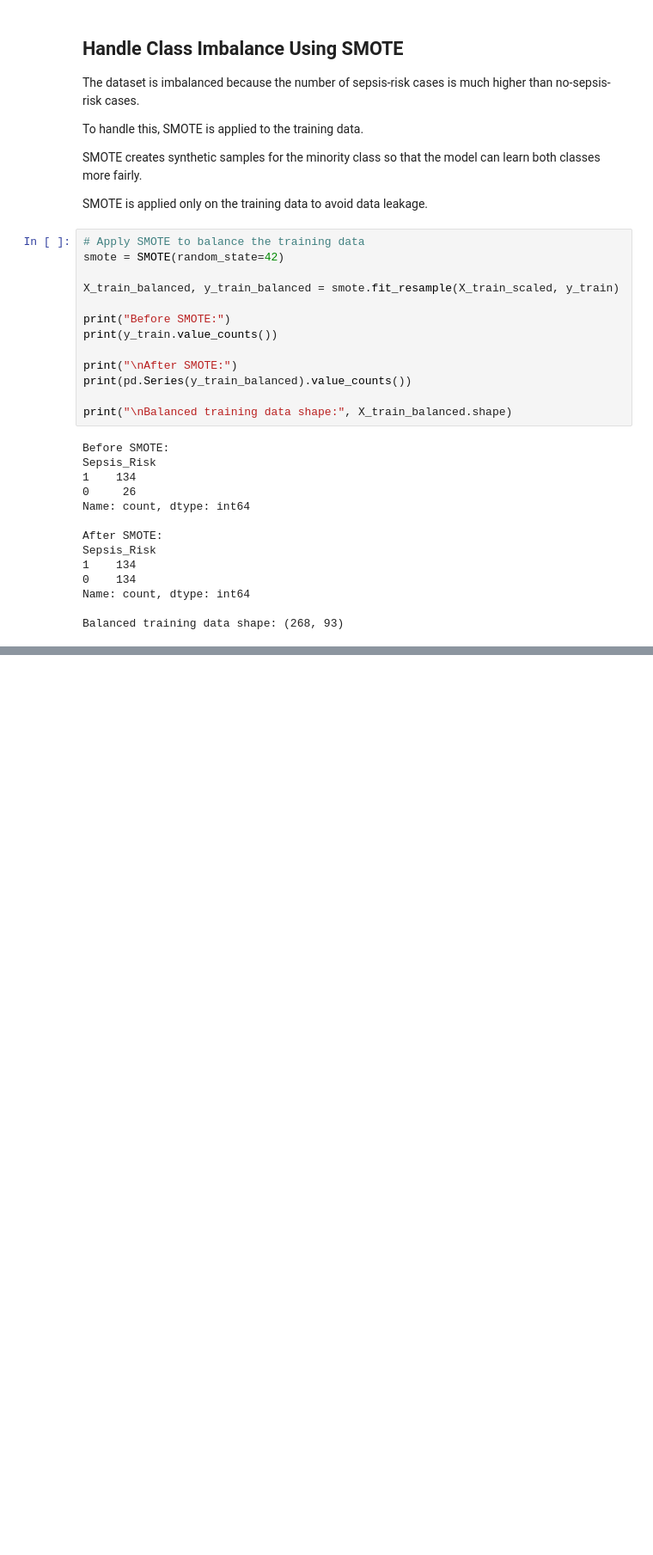
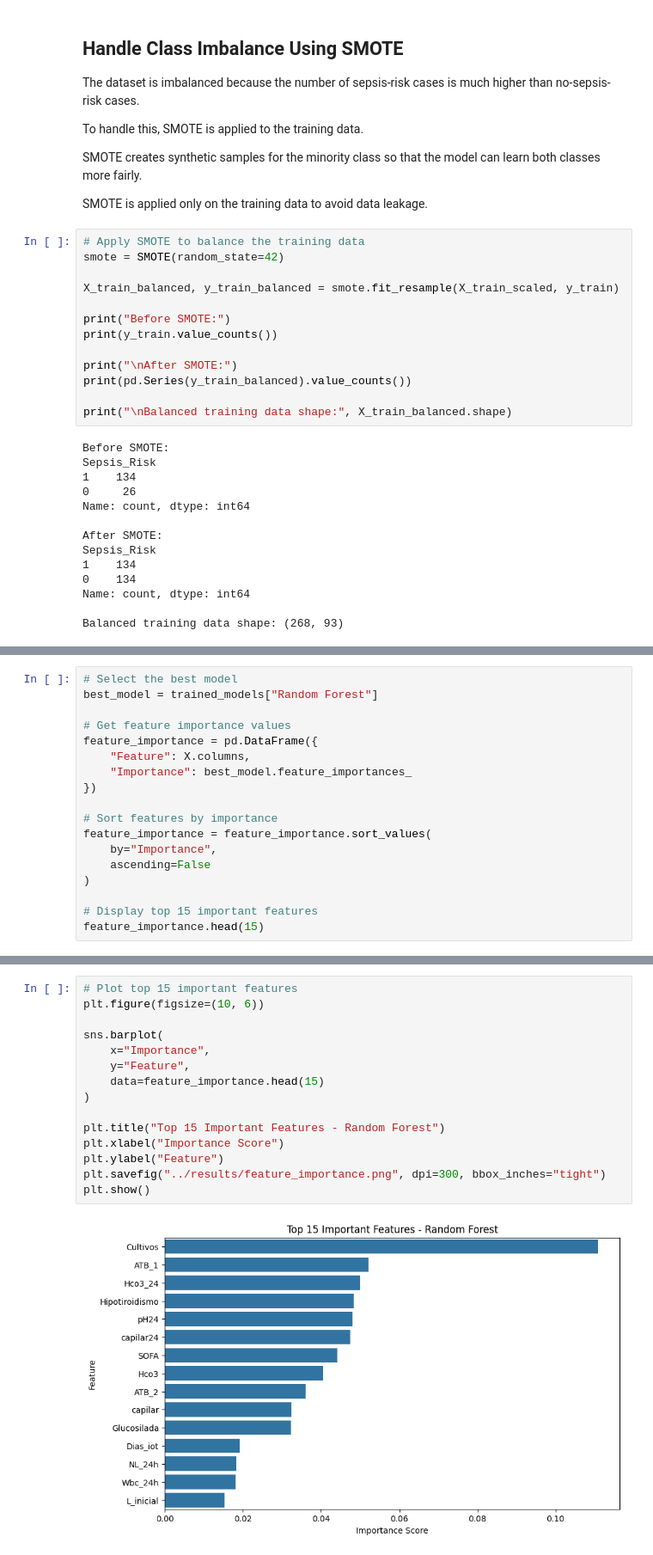
Before and after one commit to mairaasim214-collab/Early-Sepsis-Detection-ICU-Data, a Jupyter notebook: notebooks/early_sepsis_detection.ipynb, the cells around one changed output, grey strips where cells are left out. Shown at 86% size. Saved outputs shown, nothing was run; the diff lists cells and outputs as text; blank space fills up the shorter version.

```diff
--- a/notebooks/early_sepsis_detection.ipynb
+++ b/notebooks/early_sepsis_detection.ipynb
@@ -429,0 +675,18 @@ Balanced training data shape: (268, 93)
+# %%
+# Select the best model
+best_model = trained_models["Random Forest"]
+
+# Get feature importance values
+feature_importance = pd.DataFrame({
+    "Feature": X.columns,
+    "Importance": best_model.feature_importances_
+})
+
+# Sort features by importance
+feature_importance = feature_importance.sort_values(
+    by="Importance",
+    ascending=False
+)
+
+# Display top 15 important features
+feature_importance.head(15)
@@ -429,0 +710,17 @@ Balanced training data shape: (268, 93)
+# %%
+# Plot top 15 important features
+plt.figure(figsize=(10, 6))
+
+sns.barplot(
+    x="Importance",
+    y="Feature",
+    data=feature_importance.head(15)
+)
+
+plt.title("Top 15 Important Features - Random Forest")
+plt.xlabel("Importance Score")
+plt.ylabel("Feature")
+plt.savefig("../results/feature_importance.png", dpi=300, bbox_inches="tight")
+plt.show()
+# %% [output]
+[figure, added]
```
Also changed, not shown: parts of 18 cells of this notebook.
